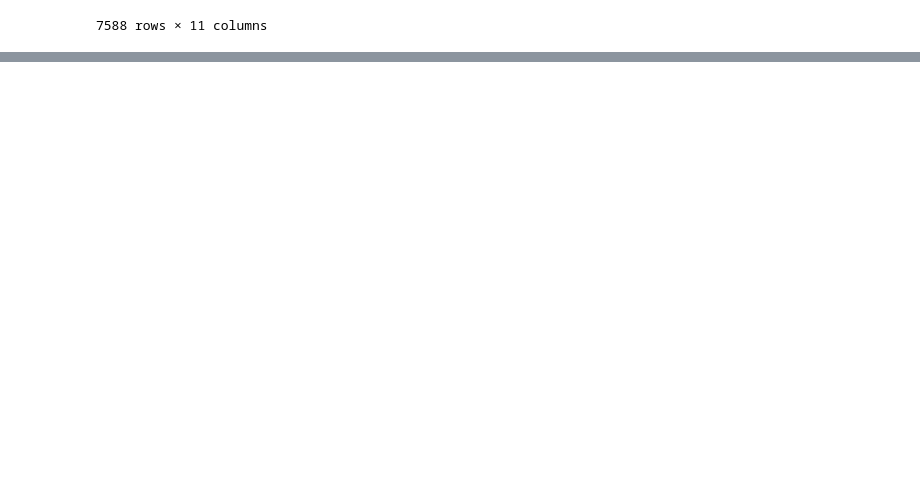
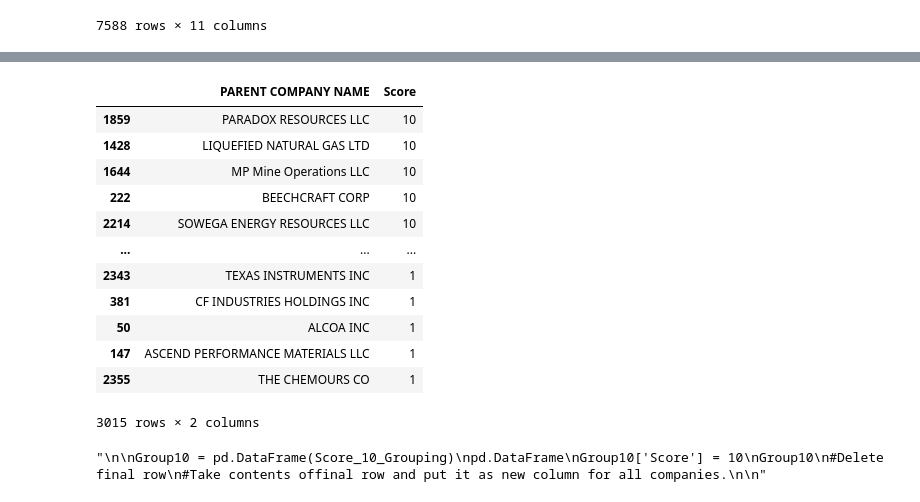
Before and after one commit to JulianTanja/HackMIT_Project, a Jupyter notebook: mit.ipynb, the cells around one changed output, grey strips where cells are left out. Saved outputs shown, nothing was run; the diff lists cells and outputs as text; code cells hidden in the pictures; blank space fills up the shorter version.

```diff
--- a/mit.ipynb
+++ b/mit.ipynb
@@ -236,0 +324,71 @@ def compare(df1, df2):
+# %%
+Group10_2017 = pd.DataFrame(Score_10_Grouping_2017)
+pd.DataFrame
+Group10_2017['Score'] = 10
+
+Group9_2017 = pd.DataFrame(Score_9_Grouping_2017)
+pd.DataFrame
+Group9_2017['Score'] = 9
+
+Group8_2017 = pd.DataFrame(Score_8_Grouping_2017)
+pd.DataFrame
+Group8_2017['Score'] = 8
+
+Group7_2017 = pd.DataFrame(Score_7_Grouping_2017)
+pd.DataFrame
+Group7_2017['Score'] = 7
+
+Group6_2017 = pd.DataFrame(Score_6_Grouping_2017)
+pd.DataFrame
+Group6_2017['Score'] = 6
+
+Group5_2017 = pd.DataFrame(Score_5_Grouping_2017)
+pd.DataFrame
+Group5_2017['Score'] = 5
+
+Group4_2017 = pd.DataFrame(Score_4_Grouping_2017)
+pd.DataFrame
+Group4_2017['Score'] = 4
+
+Group3_2017 = pd.DataFrame(Score_3_Grouping_2017)
+pd.DataFrame
+Group3_2017['Score'] = 3
+
+Group2_2017 = pd.DataFrame(Score_2_Grouping_2017)
+pd.DataFrame
+Group2_2017['Score'] = 2
+
+Group1_2017 = pd.DataFrame(Score_1_Grouping_2017)
+pd.DataFrame
+Group1_2017['Score'] = 1
+# %%
+DataFrame2017 = pd.concat([Group10_2017, Group9_2017, Group8_2017, Group7_2017, Group6_2017, Group5_2017, Group4_2017, Group3_2017, Group2_2017, Group1_2017])
+# %%
+DataFrame2017
+# %% [output]
+|  | PARENT COMPANY NAME | Score |
+| 1859 | PARADOX RESOURCES LLC | 10 |
+| 1428 | LIQUEFIED NATURAL GAS LTD | 10 |
+| 1644 | MP Mine Operations LLC | 10 |
+| 222 | BEECHCRAFT CORP | 10 |
+| 2214 | SOWEGA ENERGY RESOURCES LLC | 10 |
+| ... | ... | ... |
+| 2343 | TEXAS INSTRUMENTS INC | 1 |
+| 381 | CF INDUSTRIES HOLDINGS INC | 1 |
+| 50 | ALCOA INC | 1 |
+| 147 | ASCEND PERFORMANCE MATERIALS LLC | 1 |
+| 2355 | THE CHEMOURS CO | 1 |
+3015 rows × 2 columns
+# %%
+'''
+
+Group10 = pd.DataFrame(Score_10_Grouping)
+pd.DataFrame
+Group10['Score'] = 10
+Group10
+#Delete final row
+#Take contents offinal row and put it as new column for all companies.
+
+'''
+# %% [output]
+"\n\nGroup10 = pd.DataFrame(Score_10_Grouping)\npd.DataFrame\nGroup10['Score'] = 10\nGroup10\n#Delete final row\n#Take contents offinal row and put it as new column for all companies.\n\n"
```
Also changed, not shown: parts of 18 cells of this notebook.
